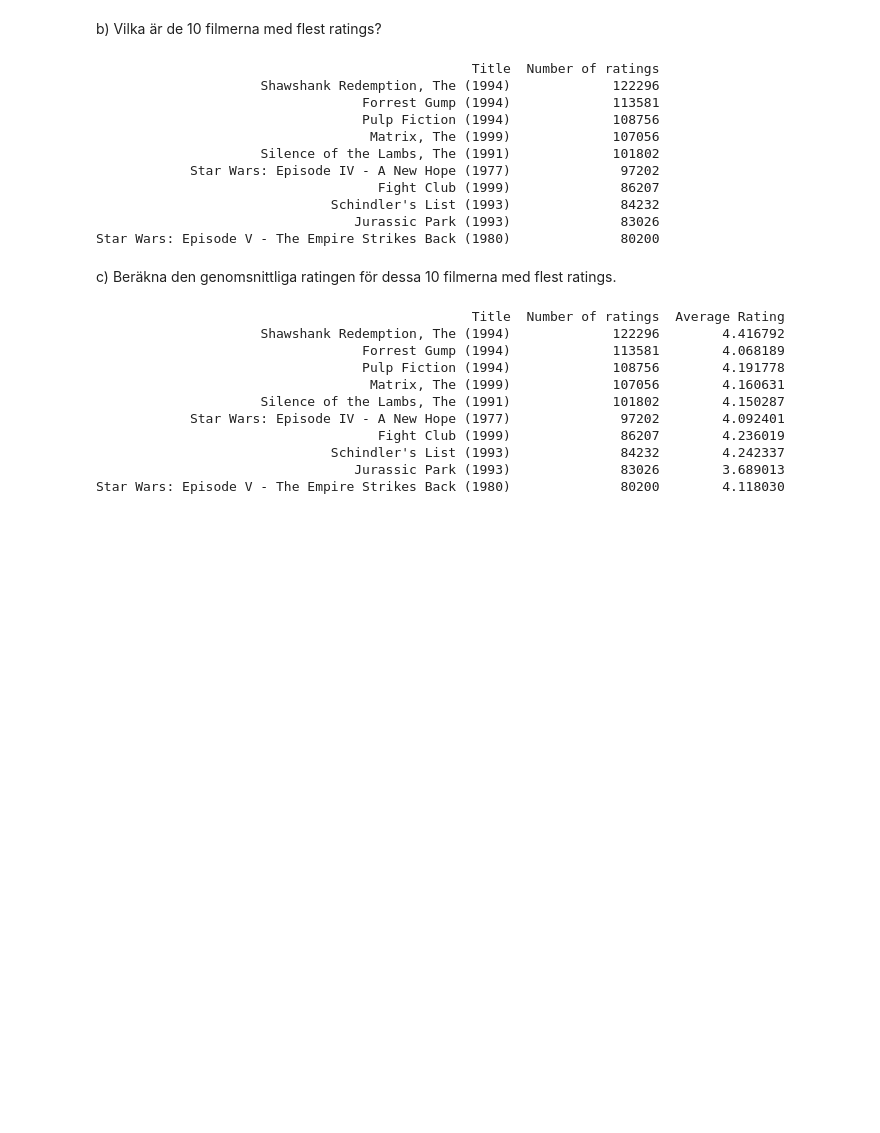
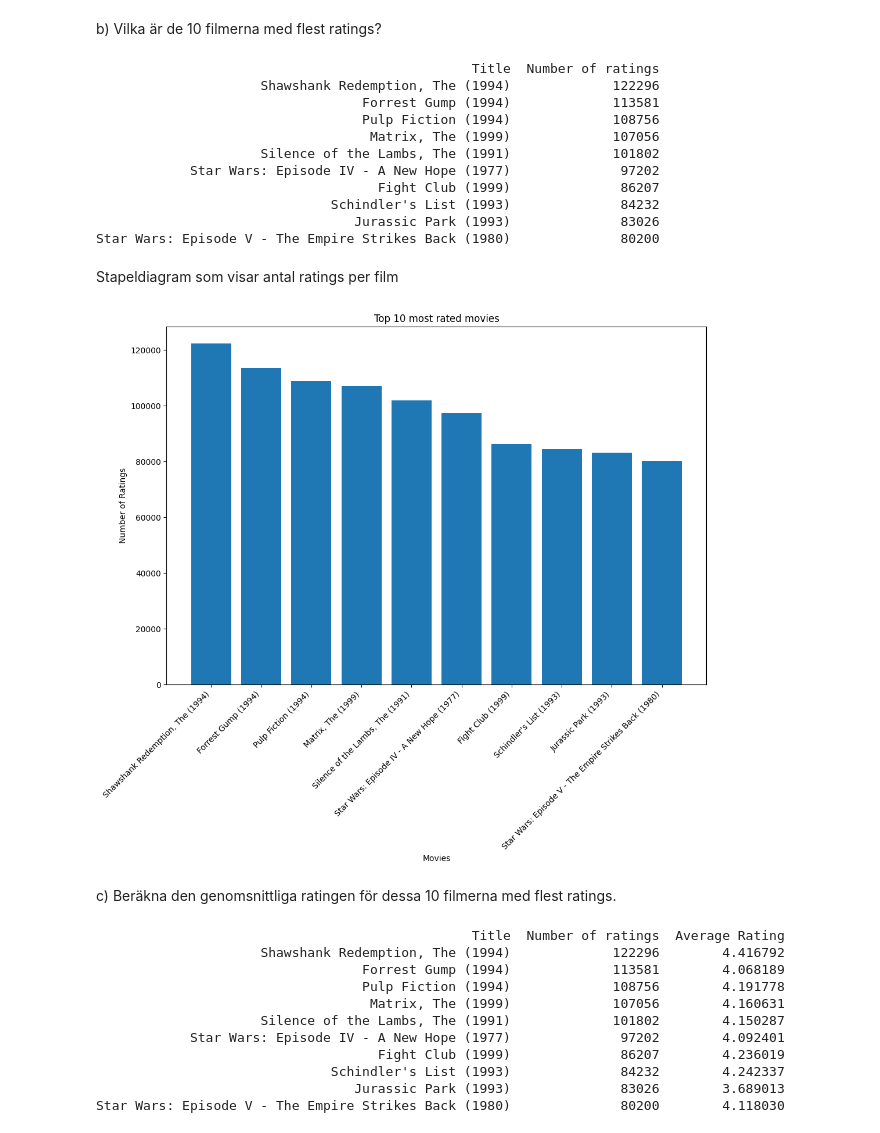
Before and after one commit to HolmstromAnna/AI-Anna-Holmstrom-OPA23, a Jupyter notebook: labs/Lab1/Code_lab1.ipynb, the cells around one changed output. Cells and saved outputs as stored; diff of their text form; code cells hidden in the pictures; blank space fills up the shorter version.

Commit message:
Plot exercise 1.1 b

```diff
--- a/labs/Lab1/Code_lab1.ipynb
+++ b/labs/Lab1/Code_lab1.ipynb
@@ -102,6 +102,24 @@ print(top_10_titles_sorted[['Title', 'Number of ratings']].to_string(index=False
                               Schindler's List (1993)              84232
                                  Jurassic Park (1993)              83026
 Star Wars: Episode V - The Empire Strikes Back (1980)              80200
+# %% [markdown]
+Stapeldiagram som visar antal ratings per film
+# %%
+import matplotlib.pyplot as plt
+
+titles = top_10_titles_sorted['Title']
+num_ratings = top_10_titles_sorted['Number of ratings']
+
+# Create a bar chart
+plt.figure(figsize=(12, 8))
+plt.bar(titles, num_ratings)  # Create vertical bars
+plt.xlabel('Movies')
+plt.ylabel('Number of Ratings')
+plt.title('Top 10 most rated movies')
+plt.xticks(rotation=45, ha="right")  # Rotate the x-axis labels and align them to the right
+plt.show()
+# %% [output]
+[figure, added]
 # %% [markdown]
  c) Beräkna den genomsnittliga ratingen för dessa 10 filmerna med flest ratings.
 # %%
```
